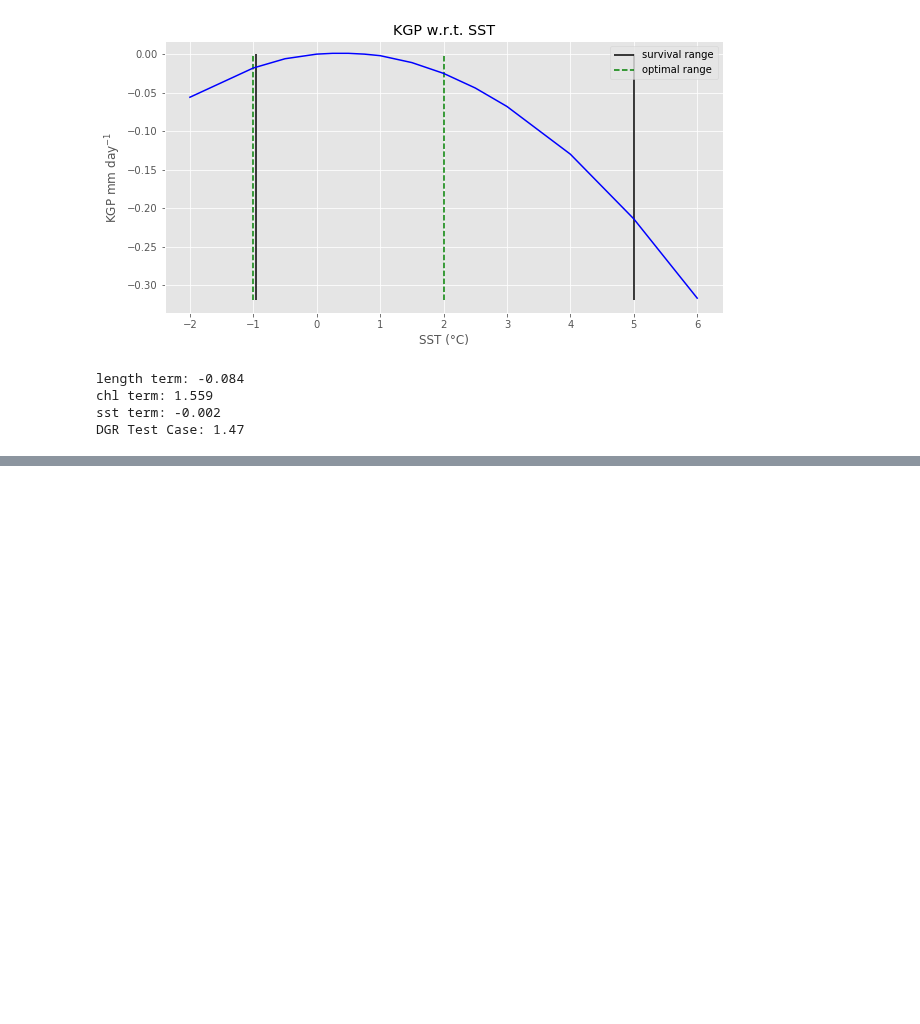
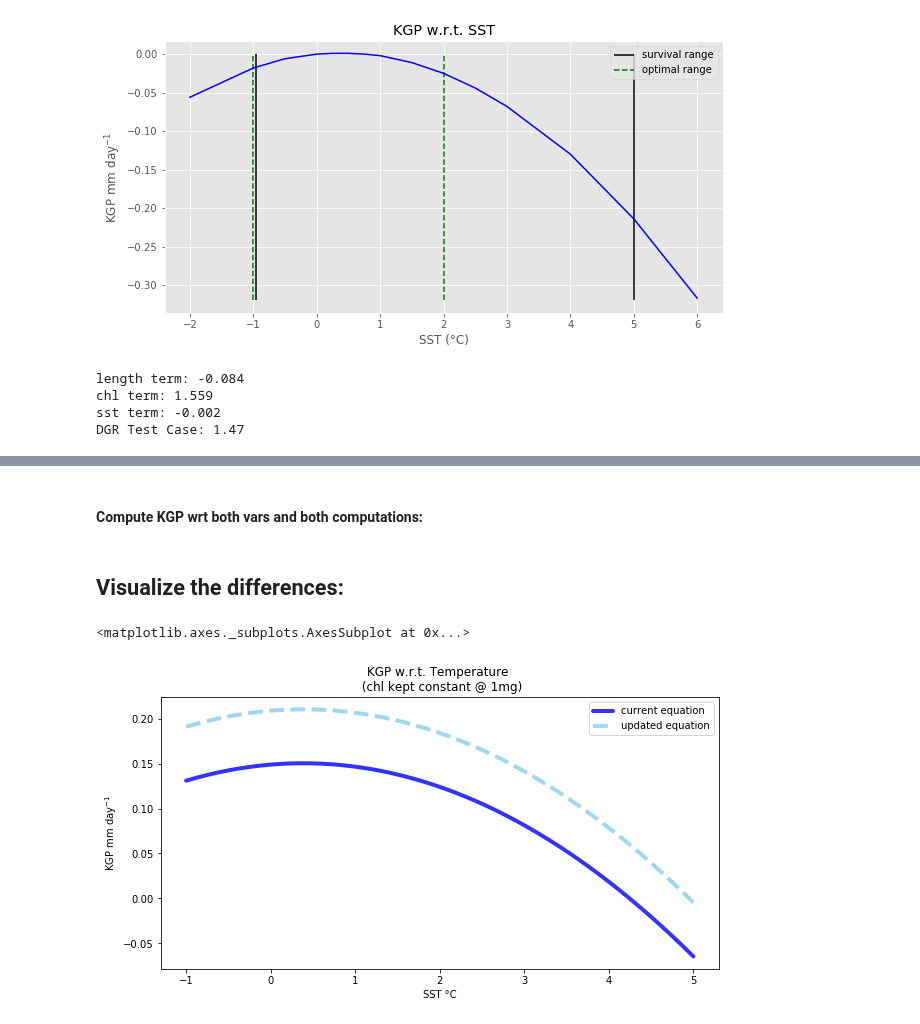
Before and after one commit to Zephyr-Sylvester/krill-cesm-le, a Jupyter notebook: notebooks/DGR-eq-application.ipynb, the cells around one changed output, grey strips where cells are left out. Cells and saved outputs as stored; diff of their text form; code cells hidden in the pictures; blank space fills up the shorter version.

```diff
--- a/notebooks/DGR-eq-application.ipynb
+++ b/notebooks/DGR-eq-application.ipynb
@@ -205,0 +355,46 @@ DGR Test Case: 1.47
+# %% [markdown]
+#### Compute KGP wrt both vars and both computations:
+# %%
+kgp_chl = compute_kgp(const_chl, 40)
+
+kgp_sst = compute_kgp(const_sst, 40)
+# %%
+# Make Fake Data with Controls:
+data_sst2 = {'SST': np.linspace(-1, 5, 50),
+        'Chl_surf': np.linspace(.5, .5, 50) }
+
+data_chl2 = {'SST': np.linspace(.5, .5, 50),
+        'Chl_surf': np.linspace(0, 5, 50) }
+
+# Create DataFrames
+const_sst2 = pd.DataFrame(data_sst2)
+const_chl2 = pd.DataFrame(data_chl2)
+#df_b.head()
+# %%
+kgp_chl_test = test_compute(const_chl2, 40)
+kgp_sst_test = test_compute(const_sst2, 40)
+# %% [markdown]
+## Visualize the differences:
+# %%
+fig = plt.figure(figsize=(10,5))
+
+ax = fig.add_subplot(111)
+ax.set_title('KGP w.r.t. Temperature \n (chl kept constant @ 1mg)')
+
+ax.plot(kgp_sst.SST, kgp_sst.KGP, color = 'blue',
+         alpha = .8, linewidth = 4,
+         solid_capstyle='round', label = 'current equation')
+
+ax.plot(kgp_sst_test.SST, kgp_sst_test.KGP, color = 'skyblue',
+         alpha = .8, linewidth = 4, linestyle = 'dashed',
+         solid_capstyle='round', label = 'updated equation')
+
+plt.xlabel("SST °C")
+plt.ylabel("KGP mm day$^{-1}$")
+plt.legend()
+plt.gca()
+
+#plt.savefig('figures/KGP with respect to chl.png')
+# %% [output]
+<matplotlib.axes._subplots.AxesSubplot at 0x...>
+[figure, added]
```
Also changed, not shown: parts of 17 cells of this notebook, 2 other files.
